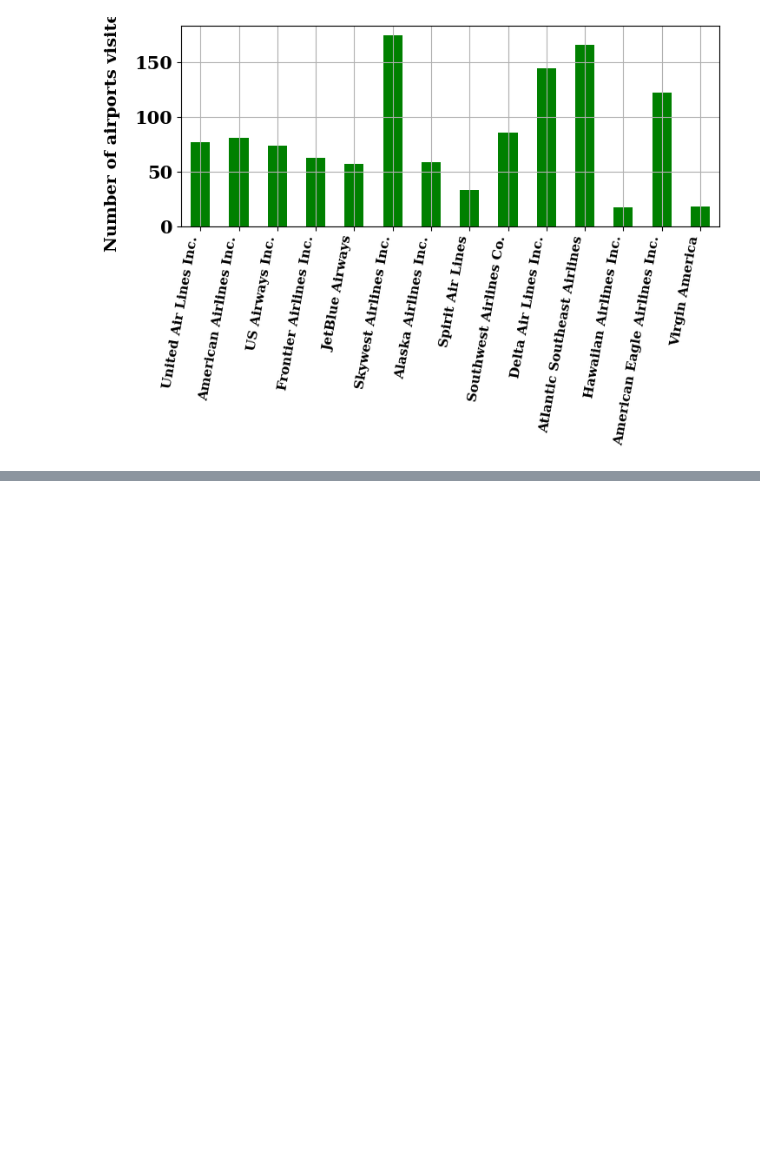
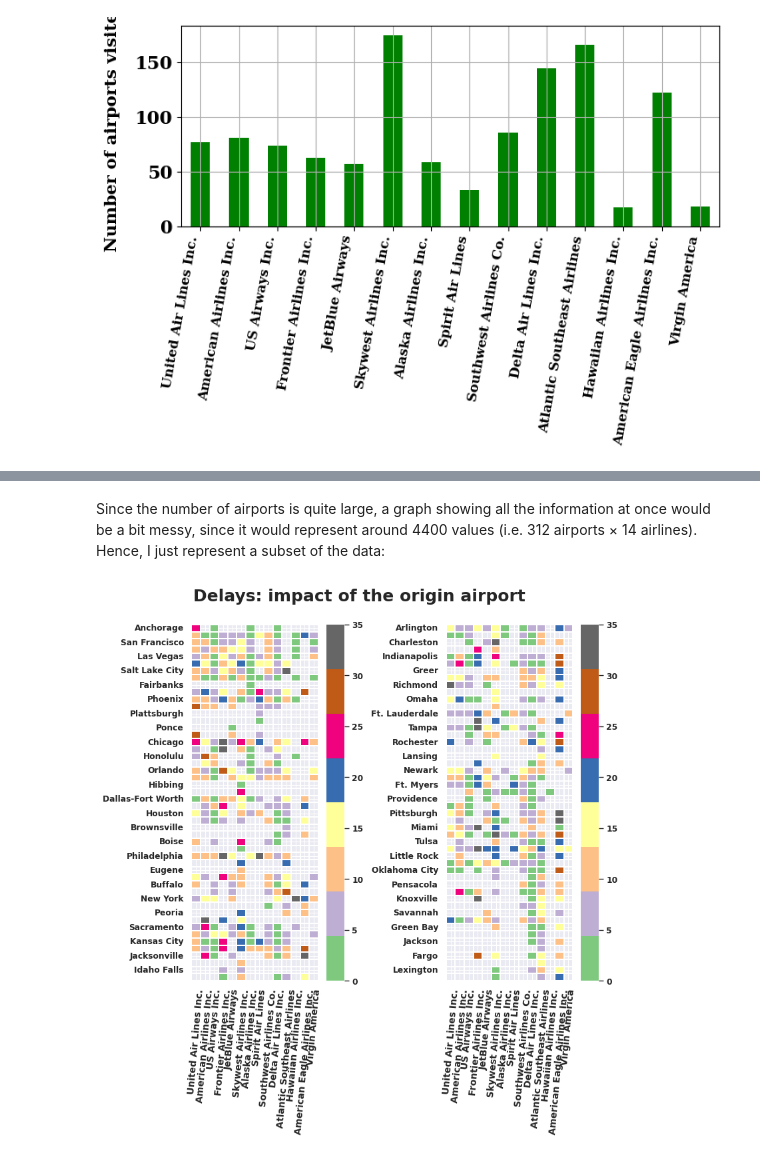
Before and after one commit to arvind-maurya/IIML_Group_Project, a Jupyter notebook: Predicting_Flight_Delay_Simple.ipynb, the cells around one changed output, grey strips where cells are left out. Drawn from its saved outputs; the diff is of its cells as text; code cells hidden in the pictures; blank space fills up the shorter version.

```diff
--- a/Predicting_Flight_Delay_Simple.ipynb
+++ b/Predicting_Flight_Delay_Simple.ipynb
@@ -588,0 +631,69 @@ Lets Plot the Histogram between Airline Versus Airport visted
+# %%
+temp = pd.read_csv('/content/drive/MyDrive/flight_dataset/airports.csv')
+identify_airport = temp.set_index('IATA_CODE')['CITY'].to_dict()
+latitude_airport = temp.set_index('IATA_CODE')['LATITUDE'].to_dict()
+longitude_airport = temp.set_index('IATA_CODE')['LONGITUDE'].to_dict()
+# %% [markdown]
+Since the number of airports is quite large, a graph showing all the information at once would be a bit messy, since it would represent around 4400 values (i.e. 312 airports  ×
+  14 airlines). Hence, I just represent a subset of the data:
+# %%
+# Set the Seaborn context to "paper" for plot aesthetics
+sns.set(context="paper")
+
+# Create a figure with a size of 8x8 inches
+fig = plt.figure(1, figsize=(8, 8))
+
+# Add the first subplot to the figure
+ax = fig.add_subplot(1, 2, 1)
+
+# Select a subset of the 'airport_mean_delays' DataFrame containing the first 50 rows and all columns
+# Rename the columns using airline abbreviations from the 'abbr_companies' dictionary
+subset = airport_mean_delays.iloc[:50, :].rename(columns=abbr_companies)
+
+# Rename the index of the subset DataFrame using the 'identify_airport' function
+subset = subset.rename(index=identify_airport)
+
+# Create a mask to hide cells with missing (NaN) values in the subset DataFrame
+mask = subset.isnull()
+
+# Create a heatmap of the subset DataFrame with specified settings
+sns.heatmap(subset, linewidths=0.01, cmap="Accent", mask=mask, vmin=0, vmax=35)
+
+# Customize the appearance of x-axis tick labels
+plt.setp(ax.get_xticklabels(), fontsize=10, rotation=85)
+
+# Hide the y-axis label
+ax.yaxis.label.set_visible(False)
+
+# Add the second subplot to the figure
+ax = fig.add_subplot(1, 2, 2)
+
+# Select another subset of the 'airport_mean_delays' DataFrame containing rows 50 to 100 and all columns
+# Rename the columns using airline abbreviations from the 'abbr_companies' dictionary
+subset = airport_mean_delays.iloc[50:100, :].rename(columns=abbr_companies)
+
+# Rename the index of the subset DataFrame using the 'identify_airport' function
+subset = subset.rename(index=identify_airport)
+
+# Set the title above both subplots
+fig.text(0.5, 1.02, "Delays: impact of the origin airport", ha='center', fontsize=18)
+
+# Create a mask to hide cells with missing (NaN) values in the subset DataFrame
+mask = subset.isnull()
+
+# Create a heatmap of the subset DataFrame with specified settings
+sns.heatmap(subset, linewidths=0.01, cmap="Accent", mask=mask, vmin=0, vmax=35)
+
+# Customize the appearance of x-axis tick labels
+plt.setp(ax.get_xticklabels(), fontsize=10, rotation=85)
+
+# Hide the y-axis label
+ax.yaxis.label.set_visible(False)
+
+# Adjust the layout of subplots for better spacing
+plt.tight_layout()
+
+# Display the figure with subplots
+plt.show()
+# %% [output]
+[figure, added]
```
Also changed, not shown: parts of 5 cells of this notebook.
